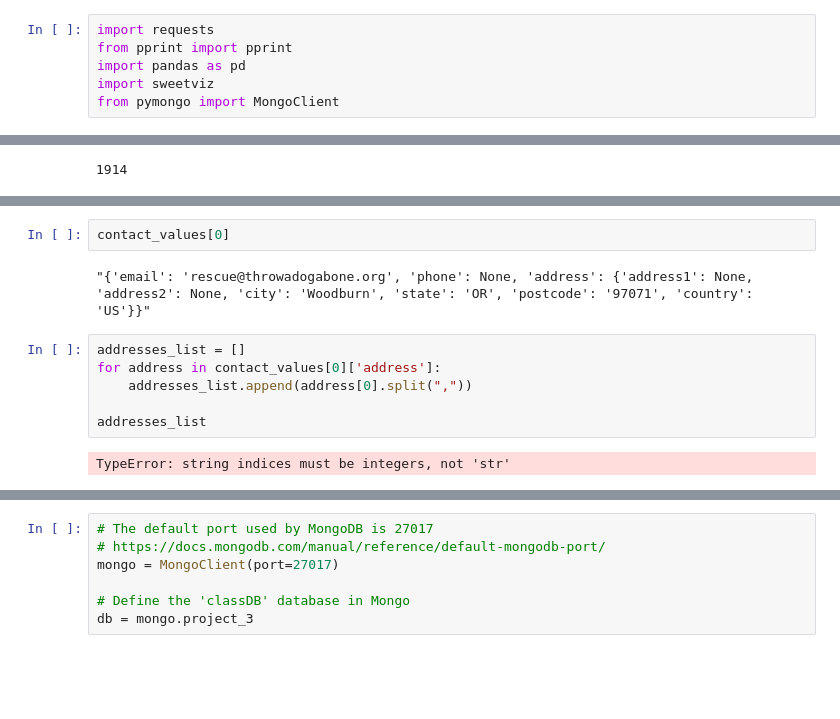
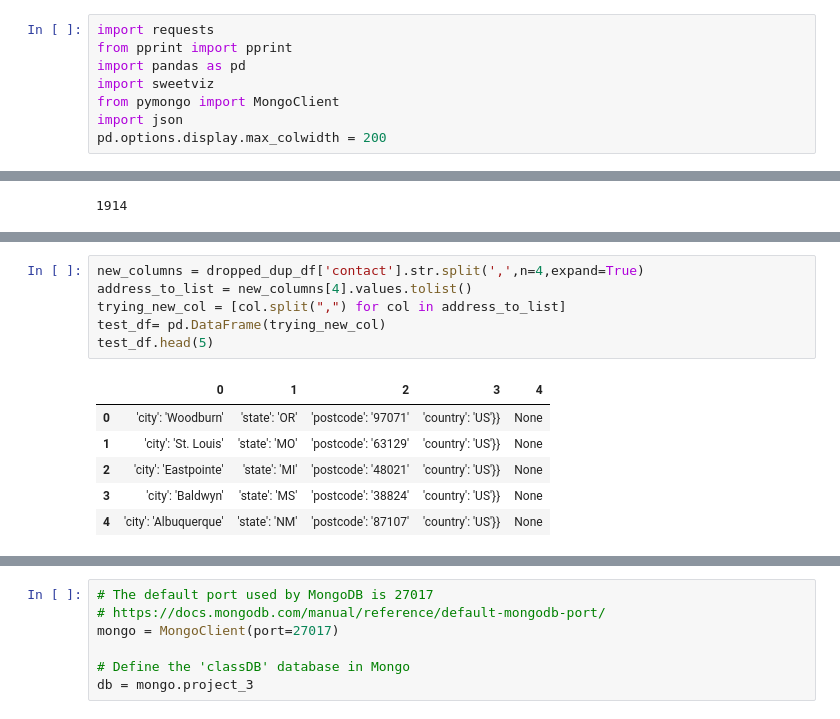
Before and after one commit to keniaoquendo/project_3, a Jupyter notebook: kenia's analysis/keniaproject3test.ipynb, the cells around one changed output, grey strips where cells are left out. Drawn from its saved outputs; the diff is of its cells as text; blank space fills up the shorter version.

```diff
--- a/kenia's analysis/keniaproject3test.ipynb
+++ b/kenia's analysis/keniaproject3test.ipynb
@@ -4,5 +4,7 @@ from pprint import pprint
 import pandas as pd
 import sweetviz
 from pymongo import MongoClient
+import json
+pd.options.display.max_colwidth = 200
 # %%
 url= "https://api.petfinder.com/v2/animals"
@@ -235,12 +215,13 @@ contact_values
-# %%
-contact_values[0]
-# %% [output]
-"{'email': 'rescue@throwadogabone.org', 'phone': None, 'address': {'address1': None, 'address2': None, 'city': 'Woodburn', 'state': 'OR', 'postcode': '97071', 'country': 'US'}}"
-# %%
-addresses_list = []
-for address in contact_values[0]['address']:
-    addresses_list.append(address[0].split(","))
-
-addresses_list
-# %% [output]
-TypeError: string indices must be integers, not 'str'
+# %%
+new_columns = dropped_dup_df['contact'].str.split(',',n=4,expand=True)
+address_to_list = new_columns[4].values.tolist()
+trying_new_col = [col.split(",") for col in address_to_list]
+test_df= pd.DataFrame(trying_new_col)
+test_df.head(5)
+# %% [output]
+|  | 0 | 1 | 2 | 3 | 4 |
+| 0 | 'city': 'Woodburn' | 'state': 'OR' | 'postcode': '97071' | 'country': 'US'}} | None |
+| 1 | 'city': 'St. Louis' | 'state': 'MO' | 'postcode': '63129' | 'country': 'US'}} | None |
+| 2 | 'city': 'Eastpointe' | 'state': 'MI' | 'postcode': '48021' | 'country': 'US'}} | None |
+| 3 | 'city': 'Baldwyn' | 'state': 'MS' | 'postcode': '38824' | 'country': 'US'}} | None |
+| 4 | 'city': 'Albuquerque' | 'state': 'NM' | 'postcode': '87107' | 'country': 'US'}} | None |
```
Also changed, not shown: parts of 7 cells of this notebook, 1 other file.
